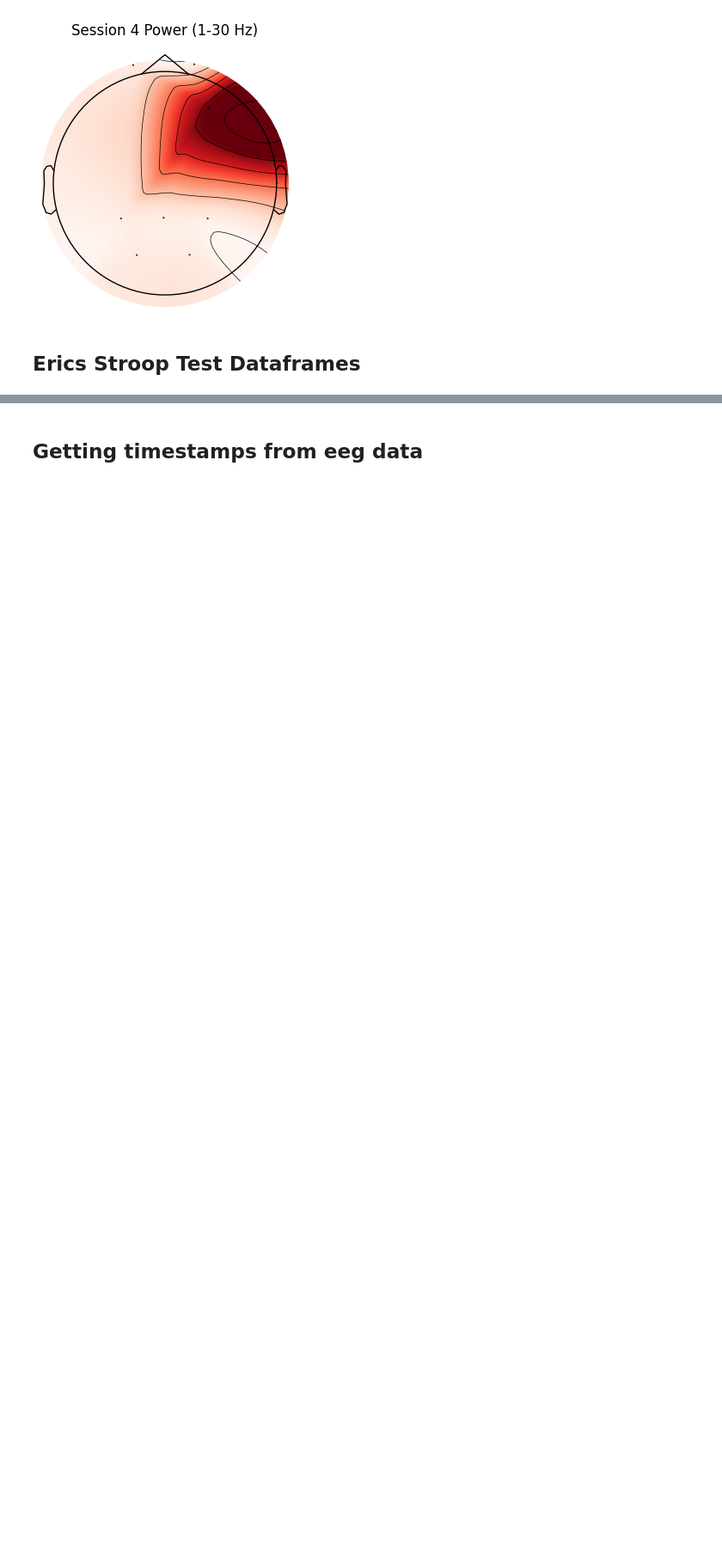
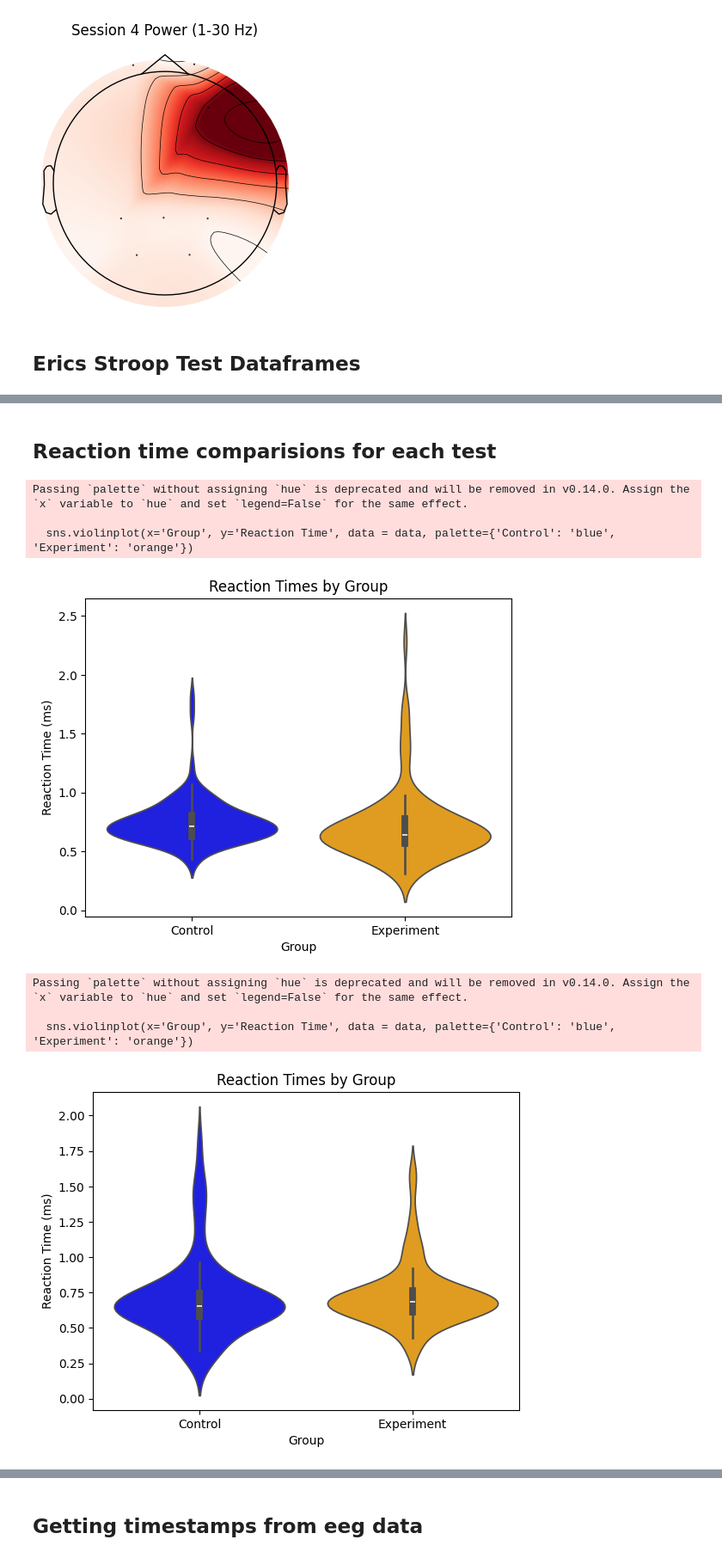
Before and after one commit to kkatevu/COGS189---Final-Project, a Jupyter notebook: COGS189/project_meat/Notebooks/eeg_data_analysis.ipynb, the cells around one changed output, grey strips where cells are left out. Shown at 86% size. Cells and saved outputs as stored; diff of their text form; code cells hidden in the pictures; blank space fills up the shorter version.

Commit message:
Reaction time plots

```diff
--- a/COGS189/project_meat/Notebooks/eeg_data_analysis.ipynb
+++ b/COGS189/project_meat/Notebooks/eeg_data_analysis.ipynb
@@ -201,0 +186,10 @@ eric_accuracy4 = eric_stroop_test4.iloc[200:202]
+# %%
+eric_stroop_test1['Group'] = ['Control'] * 100 + ['Experiment'] * 100 + ["Control"] + ['Experiment']
+eric_stroop_test2['Group'] = ['Control'] * 100 + ['Experiment'] * 100 + ["Control"] + ['Experiment']
+eric_stroop_test3['Group'] = ['Control'] * 100 + ['Experiment'] * 100 + ["Control"] + ['Experiment']
+eric_stroop_test4['Group'] = ['Control'] * 100 + ['Experiment'] * 100 + ["Control"] + ['Experiment']
+# %%
+eric_stroop_test1['Correct'] = eric_stroop_test1['Correct'].astype(bool).astype(int)
+eric_stroop_test2['Correct'] = eric_stroop_test2['Correct'].astype(bool).astype(int)
+eric_stroop_test3['Correct'] = eric_stroop_test3['Correct'].astype(bool).astype(int)
+eric_stroop_test4['Correct'] = eric_stroop_test4['Correct'].astype(bool).astype(int)
@@ -201,0 +210,27 @@ eric_accuracy4 = eric_stroop_test4.iloc[200:202]
+# %% [markdown]
+## Reaction time comparisions for each test
+# %%
+
+def violinplot_reaction(data):
+
+    sns.violinplot(x='Group', y='Reaction Time', data = data, palette={'Control': 'blue', 'Experiment': 'orange'})
+
+    plt.title('Reaction Times by Group')
+    plt.xlabel('Group')
+    plt.ylabel('Reaction Time (ms)')
+    plt.show()
+
+
+violinplot_reaction(eric_stroop_test1)
+violinplot_reaction(eric_stroop_test2)
+violinplot_reaction(eric_stroop_test3)
+violinplot_reaction(eric_stroop_test4)
+# %% [output]
+Passing `palette` without assigning `hue` is deprecated and will be removed in v0.14.0. Assign the `x` variable to `hue` and set `legend=False` for the same effect.
+
+  sns.violinplot(x='Group', y='Reaction Time', data = data, palette={'Control': 'blue', 'Experiment': 'orange'})
+[figure, added]
+Passing `palette` without assigning `hue` is deprecated and will be removed in v0.14.0. Assign the `x` variable to `hue` and set `legend=False` for the same effect.
+
+  sns.violinplot(x='Group', y='Reaction Time', data = data, palette={'Control': 'blue', 'Experiment': 'orange'})
+[figure, added]
```
Also changed, not shown: parts of 23 cells of this notebook.
